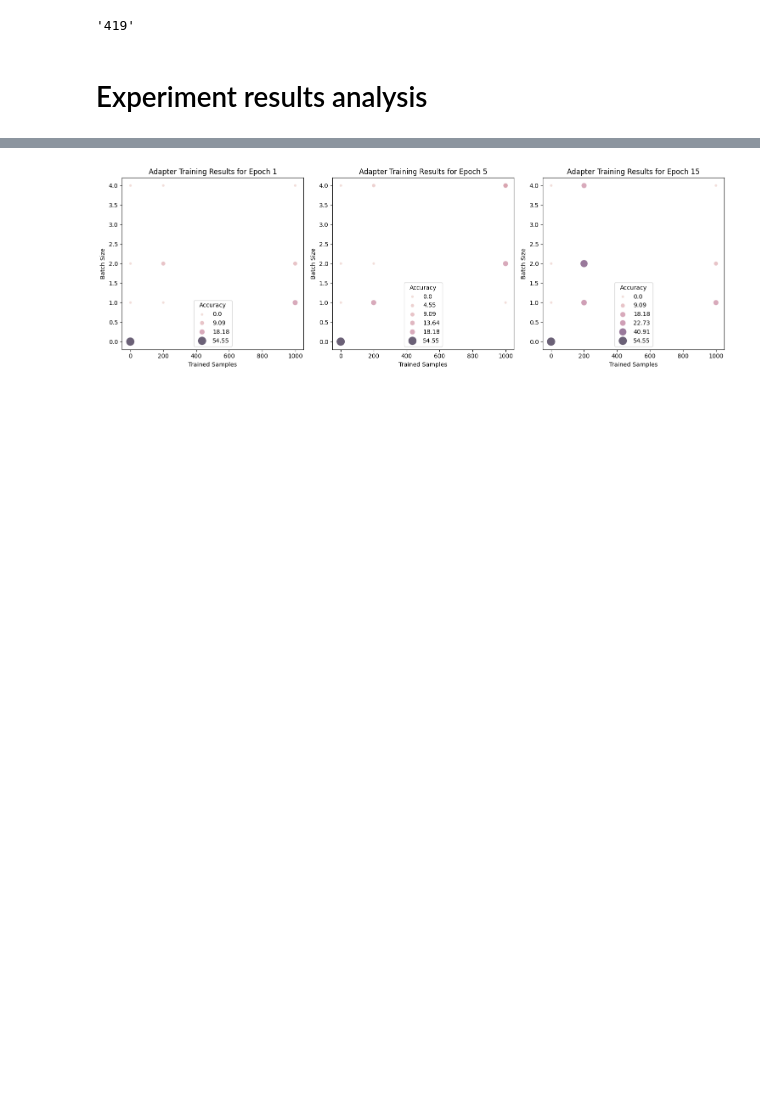
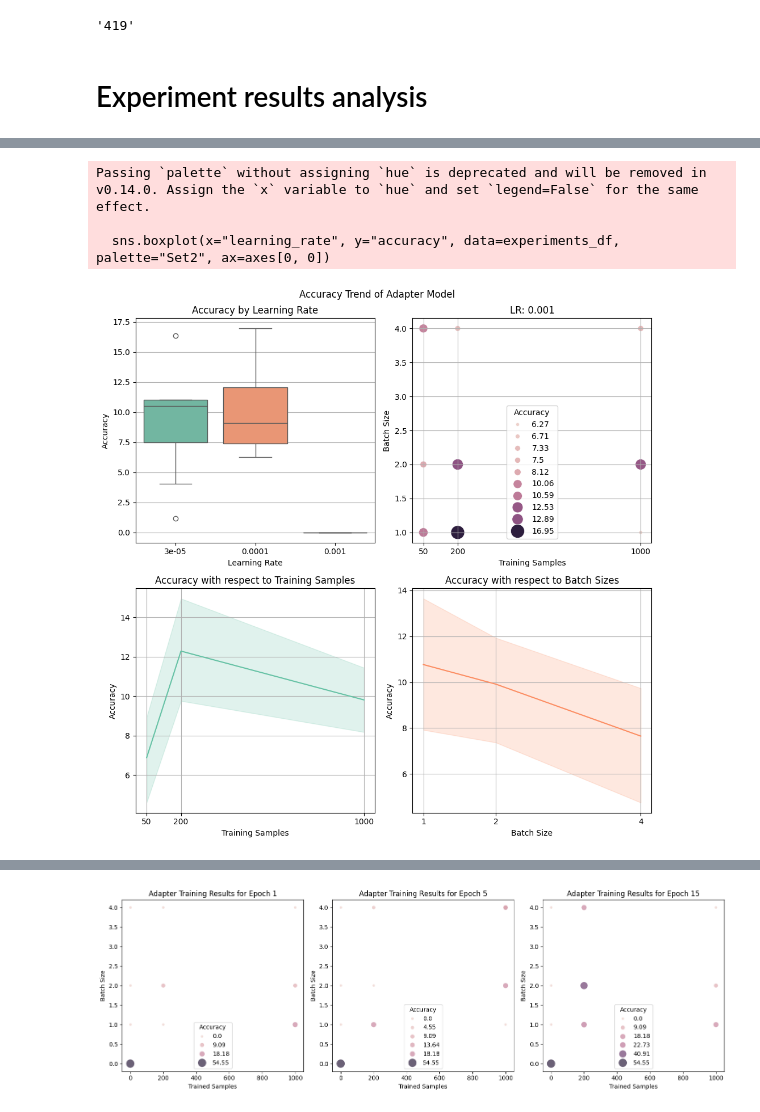
Before and after one commit to EmpiriNLP/FrugalML, a Jupyter notebook: notebook.ipynb, the cells around one changed output, grey strips where cells are left out. Saved outputs shown, nothing was run; the diff lists cells and outputs as text; code cells hidden in the pictures; blank space fills up the shorter version.

```diff
--- a/notebook.ipynb
+++ b/notebook.ipynb
@@ -250,0 +353,49 @@ display(df[["experiment", "trained_samples", "epochs", "batch_size", "accuracy"]
+# %%
+experiments_df = df[df["experiment"] == "adapter"]
+
+fig, axes = plt.subplots(2, 2, figsize=(10, 10))
+
+sns.boxplot(x="learning_rate", y="accuracy", data=experiments_df, palette="Set2", ax=axes[0, 0])
+axes[0, 0].set_title("Accuracy by Learning Rate")
+axes[0, 0].set_xlabel("Learning Rate")
+axes[0, 0].set_ylabel("Accuracy")
+axes[0, 0].grid(axis='y')
+
+
+lr_df = experiments_df[experiments_df["learning_rate"] == 0.0001].copy()
+sns.scatterplot(data=lr_df, x="trained_samples", y="batch_size", hue="accuracy", size="accuracy", sizes=(20, 300), ax=axes[0, 1], legend="full")
+axes[0, 1].set_title(f"LR: {lr}")
+axes[0, 1].set_xlabel("Training Samples")
+axes[0, 1].set_ylabel("Batch Size")
+# Show 50, 200, and 1000 in x-axis
+axes[0, 1].set_xticks([50, 200, 1000])
+axes[0, 1].set_xticklabels([50, 200, 1000])
+axes[0, 1].legend(title="Accuracy")
+axes[0, 1].grid()
+
+
+non_zero_df = experiments_df[experiments_df["learning_rate"] != 0.001]
+sns.lineplot(x="trained_samples", y="accuracy", data=non_zero_df, ax=axes[1, 0], color="C0")
+axes[1, 0].set_title("Accuracy with respect to Training Samples")
+axes[1, 0].set_xlabel("Training Samples")
+axes[1, 0].set_xticks([50, 200, 1000])
+axes[1, 0].set_xticklabels([50, 200, 1000])
+axes[1, 0].set_ylabel("Accuracy")
+axes[1, 0].grid()
+sns.lineplot(x="batch_size", y="accuracy", data=non_zero_df, ax=axes[1, 1], color="C1")
+axes[1, 1].set_title("Accuracy with respect to Batch Sizes")
+axes[1, 1].set_xlabel("Batch Size")
+axes[1, 1].set_xticks([1, 2, 4])
+axes[1, 1].set_xticklabels([1, 2, 4])
+axes[1, 1].set_ylabel("Accuracy")
+axes[1, 1].grid()
+
+plt.suptitle("Accuracy Trend of Adapter Model")
+plt.tight_layout()
+plt.savefig("imgs/accuracy_trend_adapter.png")
+plt.show()
+# %% [output]
+Passing `palette` without assigning `hue` is deprecated and will be removed in v0.14.0. Assign the `x` variable to `hue` and set `legend=False` for the same effect.
+
+  sns.boxplot(x="learning_rate", y="accuracy", data=experiments_df, palette="Set2", ax=axes[0, 0])
+[figure, added]
```
Also changed, not shown: parts of 10 cells of this notebook, 12 other files.
